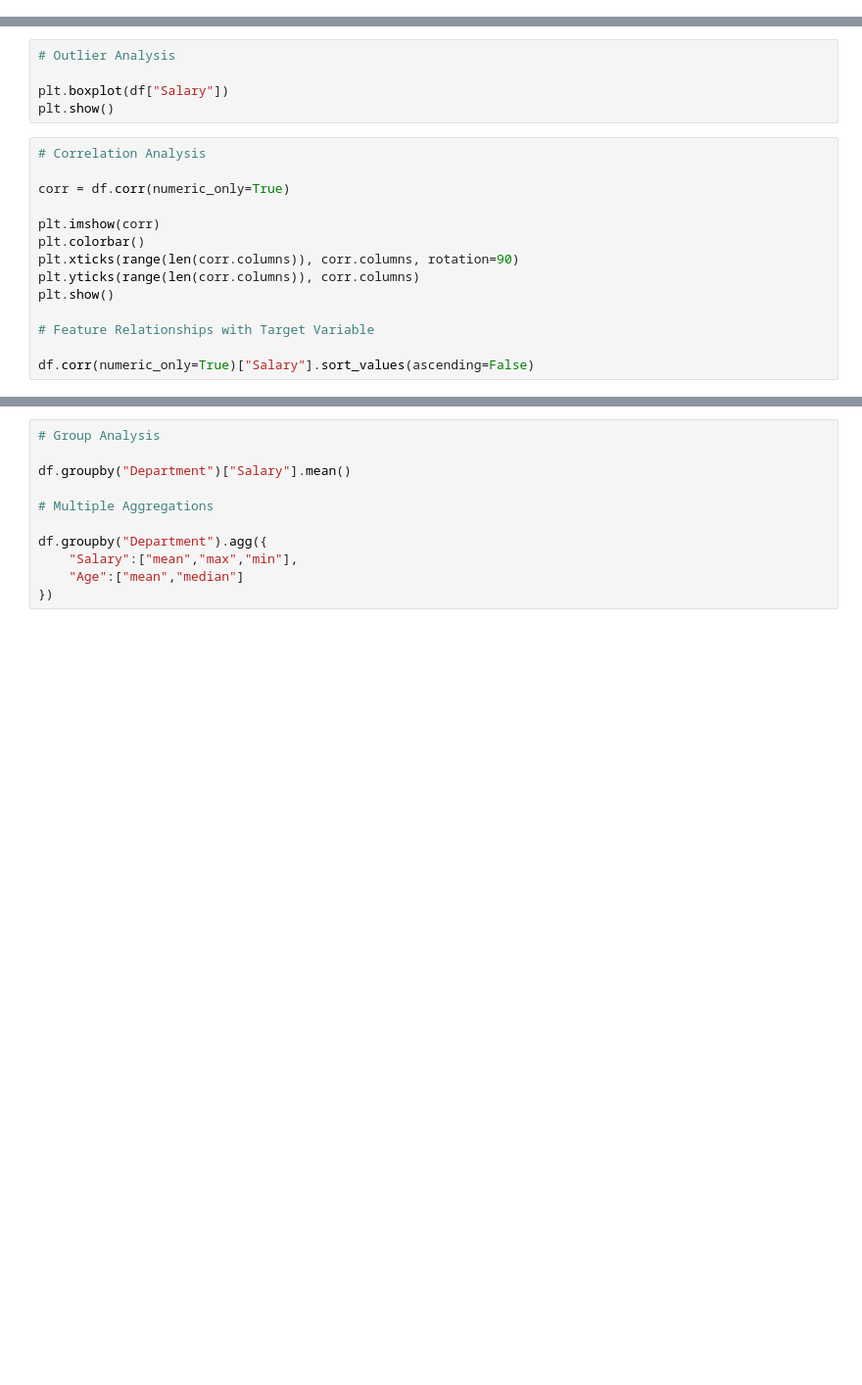
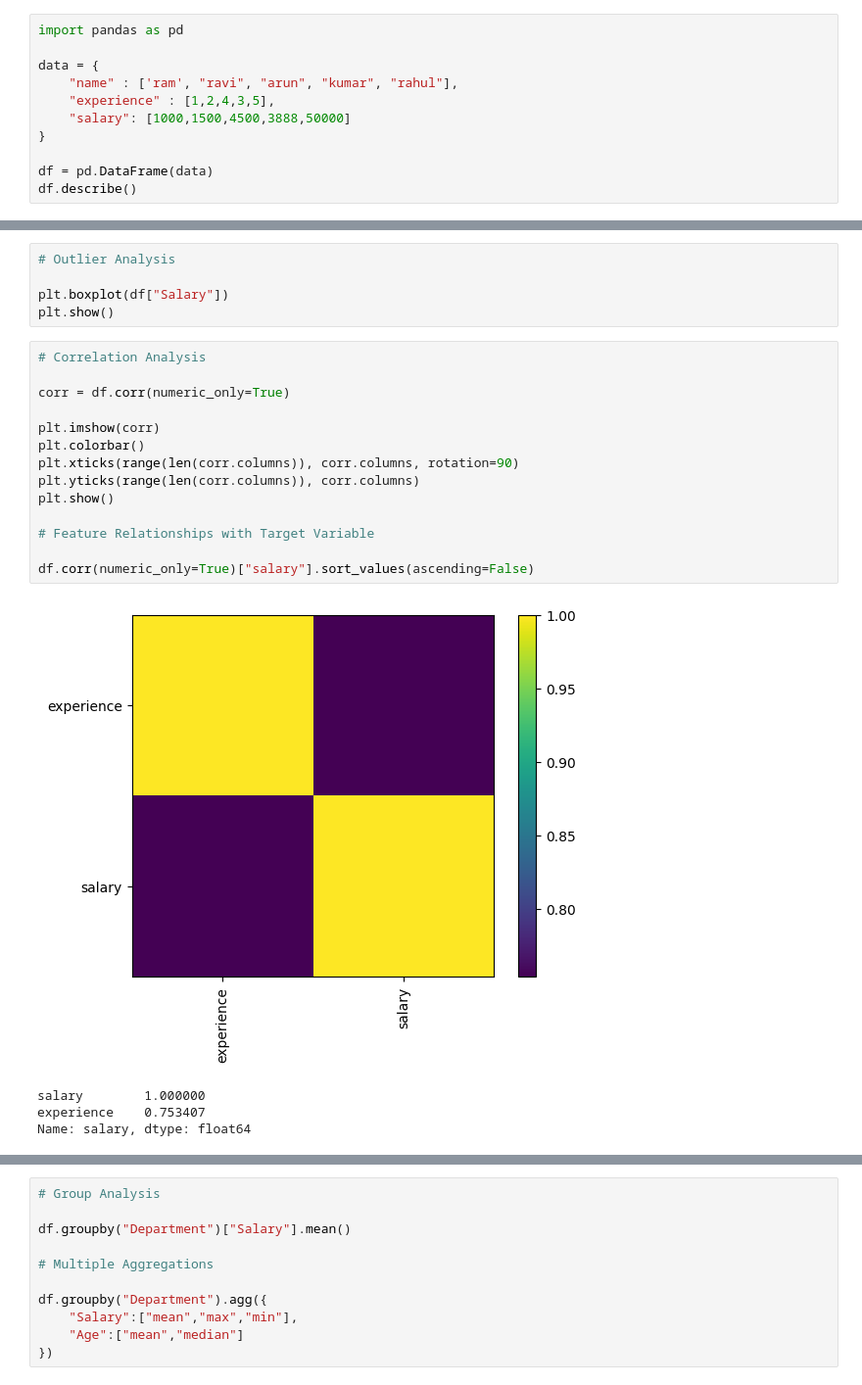
Before and after one commit to Aravind22s/MY-LEARNINGS, a Jupyter notebook: DA-DS-ML-DL/Lifecycle.ipynb, the cells around one changed output, grey strips where cells are left out. Shown at 98% size. Saved outputs shown, nothing was run; the diff lists cells and outputs as text; blank space fills up the shorter version.

```diff
--- a/DA-DS-ML-DL/Lifecycle.ipynb
+++ b/DA-DS-ML-DL/Lifecycle.ipynb
@@ -439,3 +439,14 @@ df["Date"] = pd.to_datetime(df["Date"], format="%d-%m-%y")
 df["Year"] = df["Date"].dt.year
 df["Month"] = df["Date"].dt.month
 df["Day"] = df["Date"].dt.day
+# %%
+import pandas as pd
+
+data = {
+    "name" : ['ram', "ravi", "arun", "kumar", "rahul"],
+    "experience" : [1,2,4,3,5],
+    "salary": [1000,1500,4500,3888,50000]
+}
+
+df = pd.DataFrame(data)
+df.describe()
@@ -545,17 +568,22 @@ plt.show()
 # %%
 # Correlation Analysis
 
 corr = df.corr(numeric_only=True)
 
 plt.imshow(corr)
 plt.colorbar()
 plt.xticks(range(len(corr.columns)), corr.columns, rotation=90)
 plt.yticks(range(len(corr.columns)), corr.columns)
 plt.show()
 
 # Feature Relationships with Target Variable
 
-df.corr(numeric_only=True)["Salary"].sort_values(ascending=False)
+df.corr(numeric_only=True)["salary"].sort_values(ascending=False)
+# %% [output]
+[figure, added]
+salary        1.000000
+experience    0.753407
+Name: salary, dtype: float64
 # %%
 # Distribution Analysis
 
```
Also changed, not shown: parts of 4 cells of this notebook, 11 other files.
